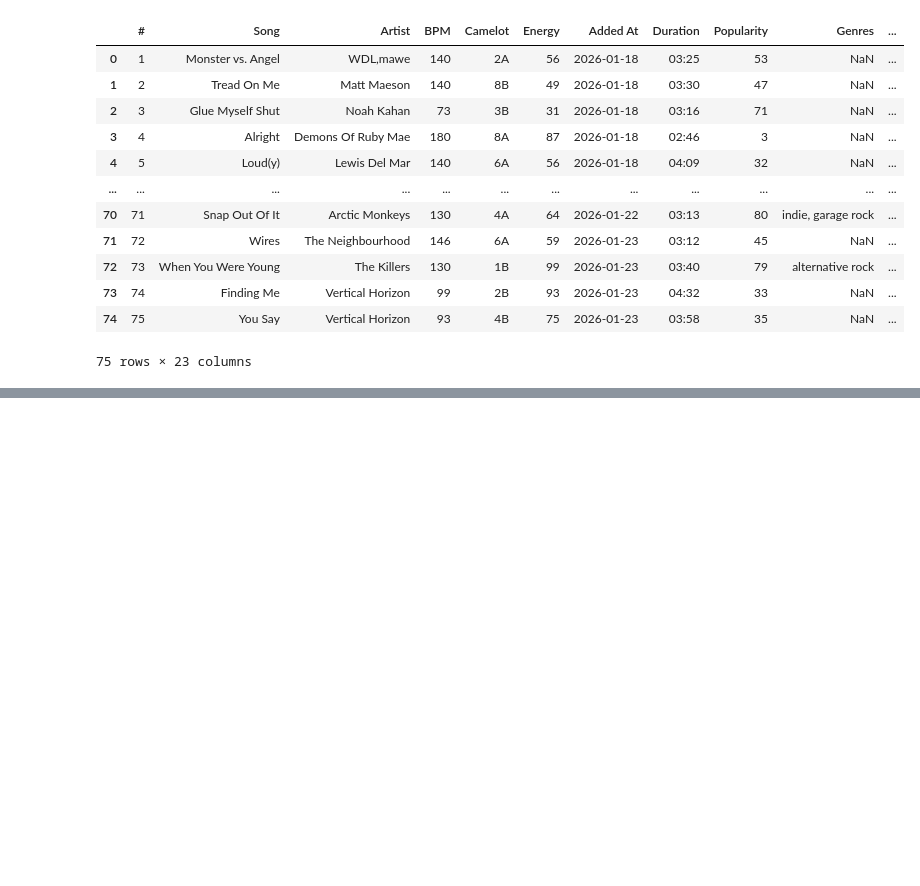
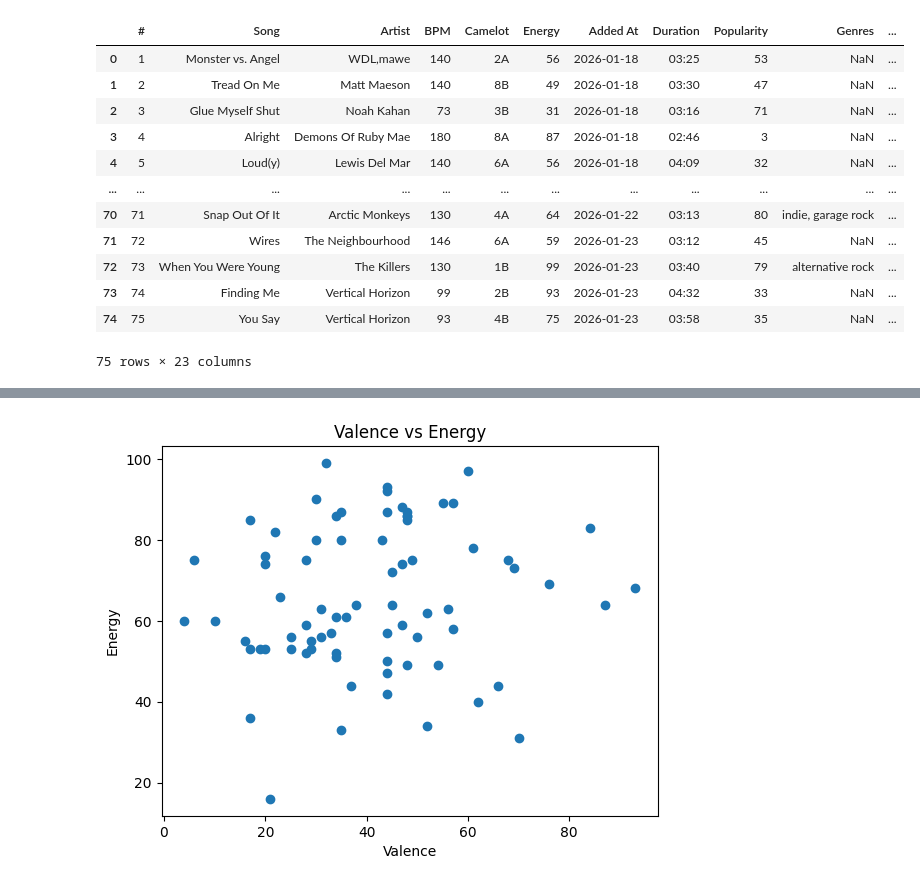
Before and after one commit to kaseymallette/playlist-analysis, a Jupyter notebook: analysis.ipynb, the cells around one changed output, grey strips where cells are left out. Drawn from its saved outputs; the diff is of its cells as text; code cells hidden in the pictures; blank space fills up the shorter version.

```diff
--- a/analysis.ipynb
+++ b/analysis.ipynb
@@ -28,0 +47,9 @@ df_playlist
+# %%
+# Plot valence vs energy
+plt.scatter(df_playlist['Valence'], df_playlist['Energy'])
+plt.xlabel('Valence')
+plt.ylabel('Energy')
+plt.title('Valence vs Energy')
+plt.show()
+# %% [output]
+[figure, added]
```
Also changed, not shown: parts of 4 cells of this notebook, 1 other file.
